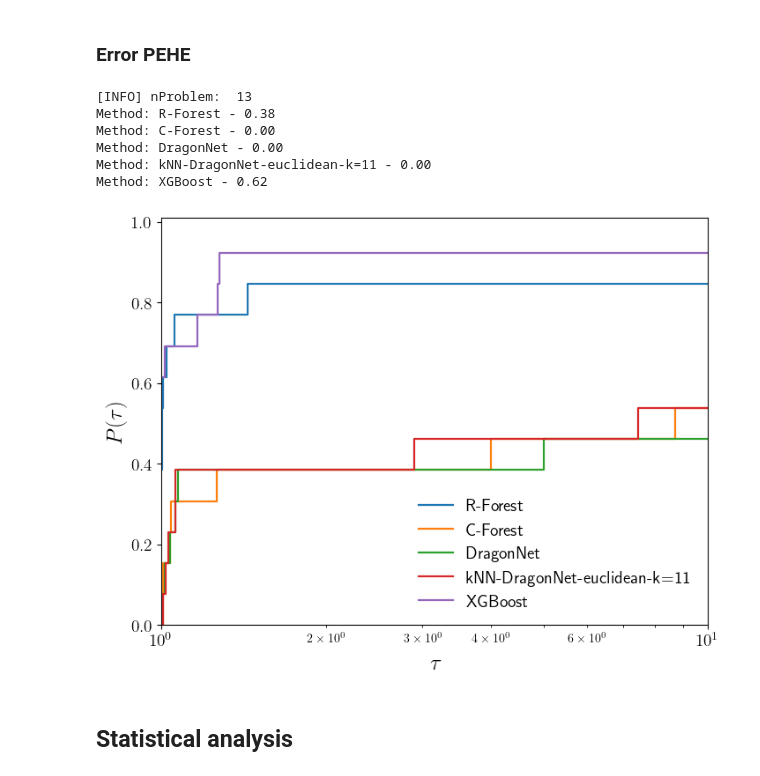
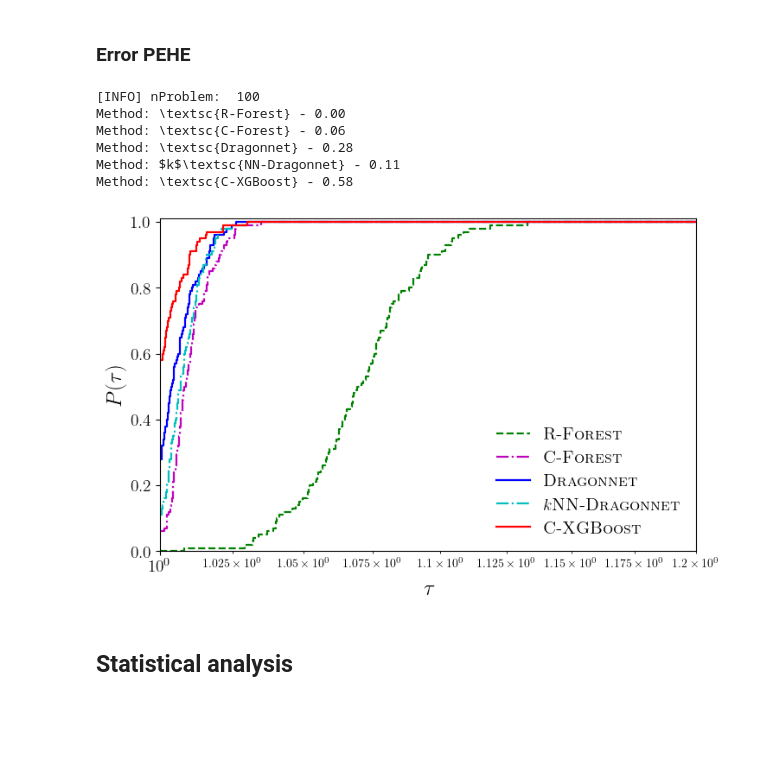
Before and after one commit to ilivieris/C-XGBoost, a Jupyter notebook: Evaluation.ipynb, the cells around one changed output. Drawn from its saved outputs; the diff is of its cells as text; code cells hidden in the pictures; blank space fills up the shorter version.

```diff
--- a/Evaluation.ipynb
+++ b/Evaluation.ipynb
@@ -13,8 +13,8 @@ from utils.PerformanceProfiles import *
 from utils.non_parametric_tests import *
 
 
-# TWINS, Synthetic, IHDP
-Problem = "ACIC"
+# ACIC
+Problem = "Synthetic"
 
 # Get files
 PATH = './Results/'
@@ -56,13 +55,11 @@ for i, x in enumerate( Methods ):
 #### Select Methods/Solvers
 # %%
 SelectedMethods = [
-                    # "LR1",
-                    # "LR2",
                     "R-Forest",
                     "C-Forest",
                     "DragonNet",
                     "kNN-DragonNet-euclidean-k=11",
-                    "XGBoost",
+                    "C-XGBoost",
 ]
 # %% [markdown]
 #### Merge files
@@ -140,24 +137,24 @@ Method: XGBoost - 0.23
 # %%
 print('[INFO] nProblem: ', Error_ATE.shape[0])
 
 perfprof(Error_PEHE,
-        #  linespecs = ['b-', 'r-', 'g--', 'm-.', 'c-.',  'y-', 'k-.'],
-         digit = 3,
-        #  legendnames = ["\\textsc{Causal-Siamese} ($L_1$)", "\\textsc{Causal-Siamese} ($L_2$)", '\\textsc{Dragonnet}', "$k$\\textsc{NN-Dragonnet}", "\\textsc{NEDnet}", "\\textsc{R-Forest}", "\\textsc{C-Forest}"],
-         legendnames = Error_ATE.columns,
-         thmax = 10, figsize = (8, 6) )
+         linespecs = ['g--', 'm-.', 'b-', 'c-.', 'r-'],
+         digit = 4,
+         legendnames = ["\\textsc{R-Forest}", "\\textsc{C-Forest}", "\\textsc{Dragonnet}", "$k$\\textsc{NN-Dragonnet}", "\\textsc{C-XGBoost}", ],
+        #  legendnames = Error_ATE.columns,
+         thmax = 1.2, figsize = (8, 5) )
 
 plt.xscale('log')
 
 plt.savefig( 'images/{}_Error_PEHE.png'.format(Problem), dpi = 300 )
 # %% [output]
-[INFO] nProblem:  13
-Method: R-Forest - 0.38
-Method: C-Forest - 0.00
-Method: DragonNet - 0.00
-Method: kNN-DragonNet-euclidean-k=11 - 0.00
-Method: XGBoost - 0.62
+[INFO] nProblem:  100
+Method: \textsc{R-Forest} - 0.00
+Method: \textsc{C-Forest} - 0.06
+Method: \textsc{Dragonnet} - 0.28
+Method: $k$\textsc{NN-Dragonnet} - 0.11
+Method: \textsc{C-XGBoost} - 0.58
-[figure, old version]
+[figure, new version]
 # %% [markdown]
 ## Statistical analysis
 # %% [markdown]
```
Also changed, not shown: parts of 7 cells of this notebook, 16 other files.
